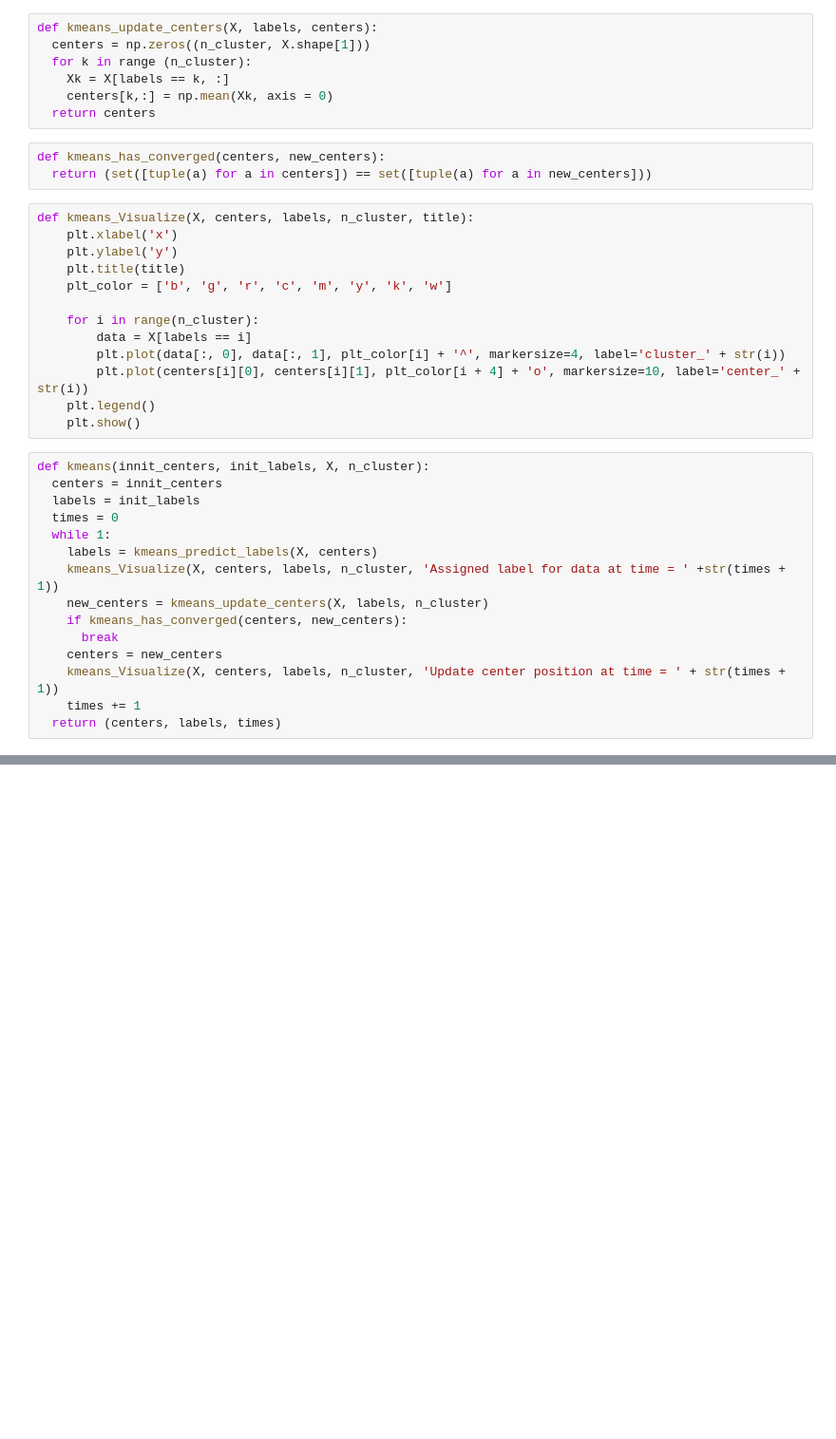
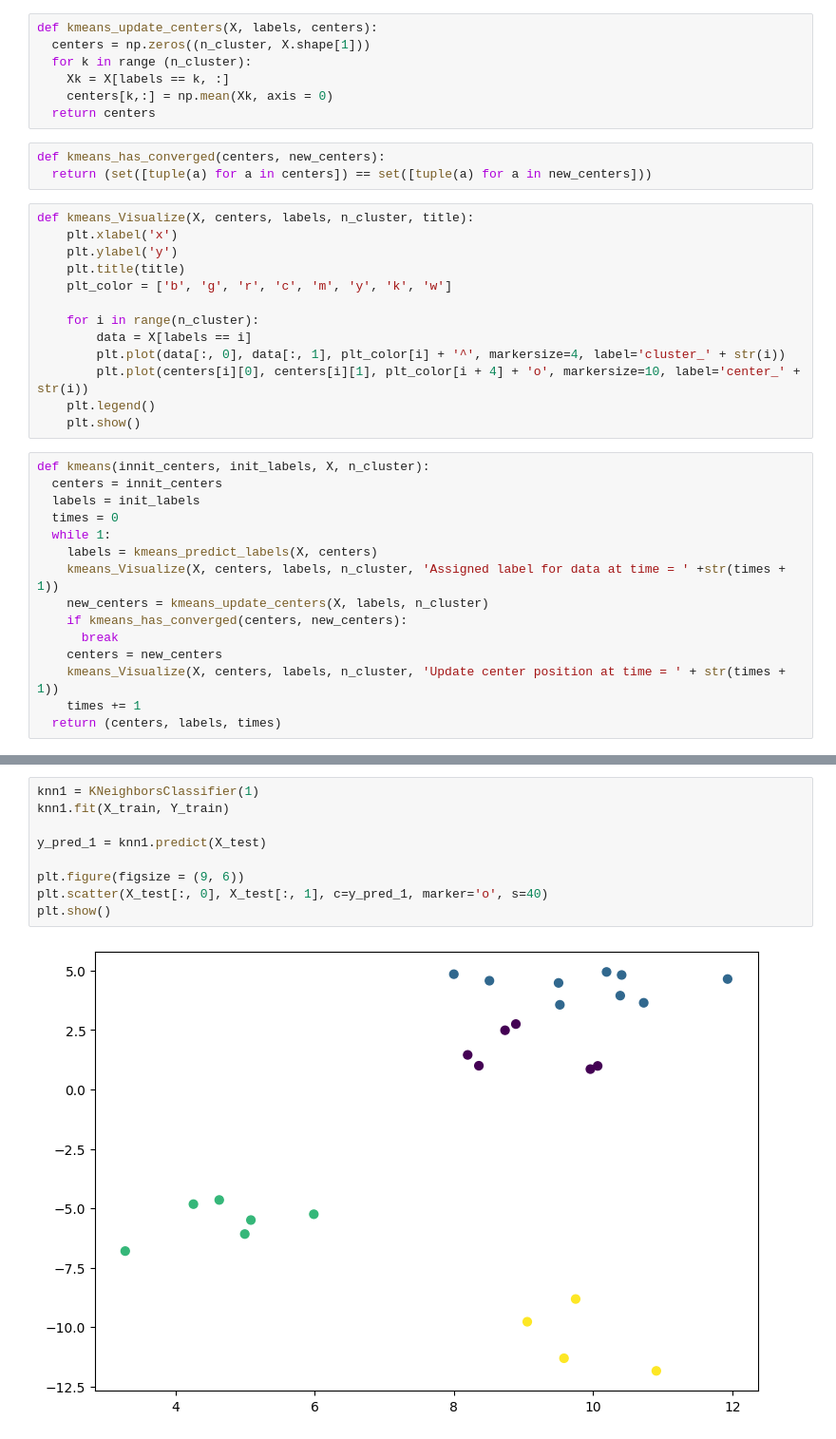
Before and after one commit to 0906Bao/TriTueNhanTao, a Jupyter notebook: Tuan05.ipynb, the cells around one changed output, grey strips where cells are left out. Shown at 95% size. Cells and saved outputs as stored; diff of their text form; blank space fills up the shorter version.

```diff
--- a/Tuan05.ipynb
+++ b/Tuan05.ipynb
@@ -85,0 +122,11 @@ if __name__ == '__main__':
+# %%
+knn1 = KNeighborsClassifier(1)
+knn1.fit(X_train, Y_train)
+
+y_pred_1 = knn1.predict(X_test)
+
+plt.figure(figsize = (9, 6))
+plt.scatter(X_test[:, 0], X_test[:, 1], c=y_pred_1, marker='o', s=40)
+plt.show()
+# %% [output]
+[figure, added]
```
Also changed, not shown: parts of 8 cells of this notebook.
